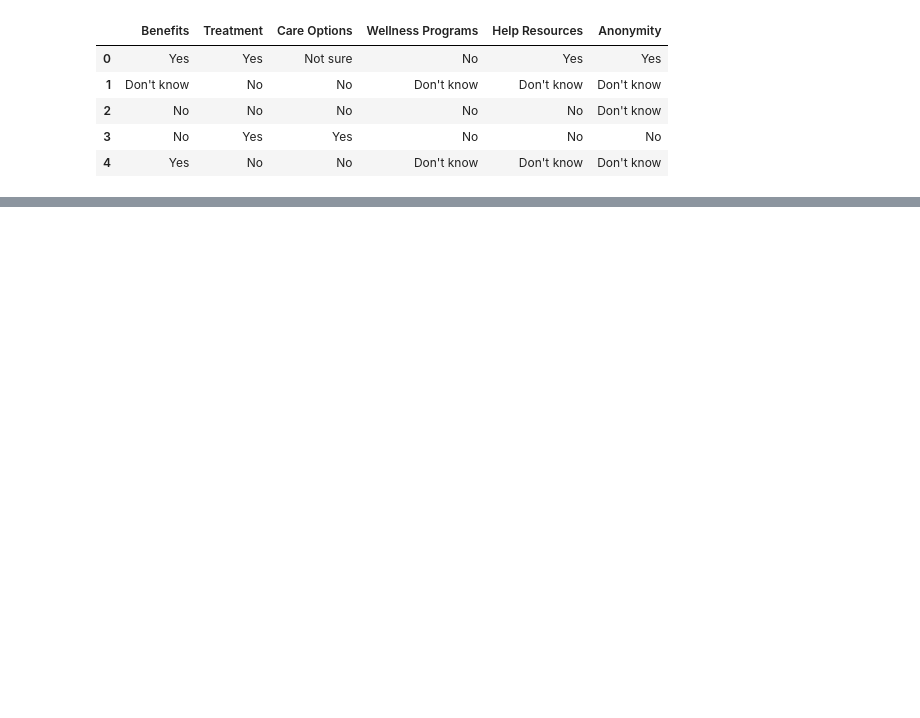
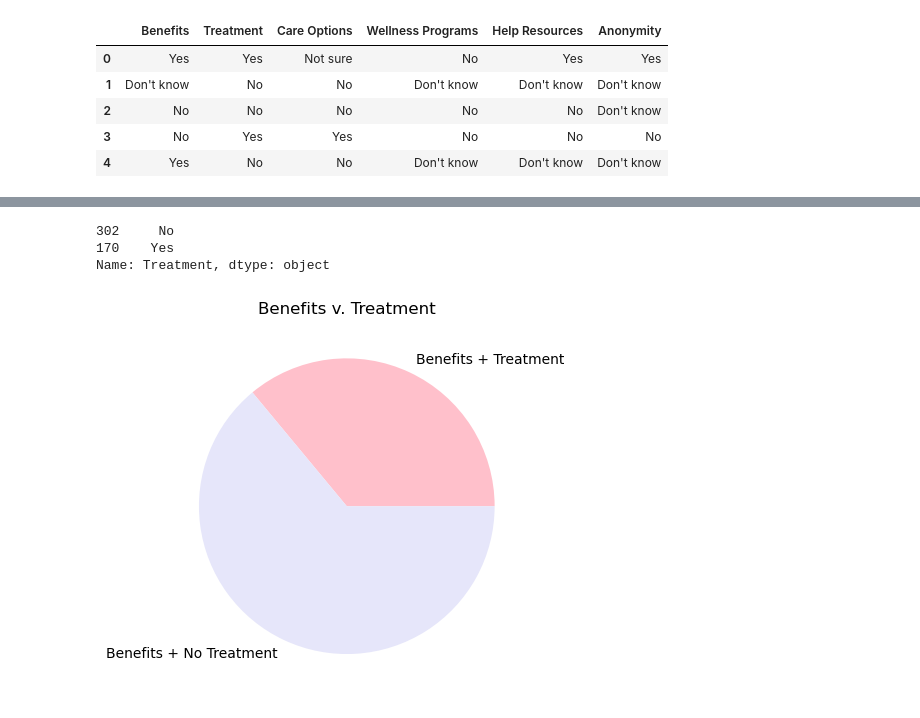
Before and after one commit to stephanieesamperio/Project3, a Jupyter notebook: mentalhealth.ipynb, the cells around one changed output, grey strips where cells are left out. Cells and saved outputs as stored; diff of their text form; code cells hidden in the pictures; blank space fills up the shorter version.

```diff
--- a/mentalhealth.ipynb
+++ b/mentalhealth.ipynb
@@ -101,0 +194,27 @@ mental_health_assistance_df.head()
+# %%
+#filtering through the benefits column where treatment was also yes
+
+yes_df = mental_health_assistance_df.loc[mental_health_assistance_df['Benefits'] == 'Yes']
+
+yes_df['Treatment'].loc[yes_df['Treatment'].str.contains('Yes').value_counts()]
+# %% [output]
+302     No
+170    Yes
+Name: Treatment, dtype: object
+# %%
+#create pie chart
+
+q1_piechart= np.array([170, 302])
+mylabels = ["Benefits + Treatment", "Benefits + No Treatment"]
+mcolors = ["pink","lavender"]
+
+
+plt.pie(q1_piechart, labels = mylabels, colors = mcolors )
+plt.title("Benefits v. Treatment")
+
+plt.savefig('benefits_treatment.png')
+plt.show()
+
+#In conclusion, if mental health assistance benefits is offered at work they are not more likely to get treatment.
+# %% [output]
+[figure, added]
```
Also changed, not shown: parts of 14 cells of this notebook, 4 other files.
